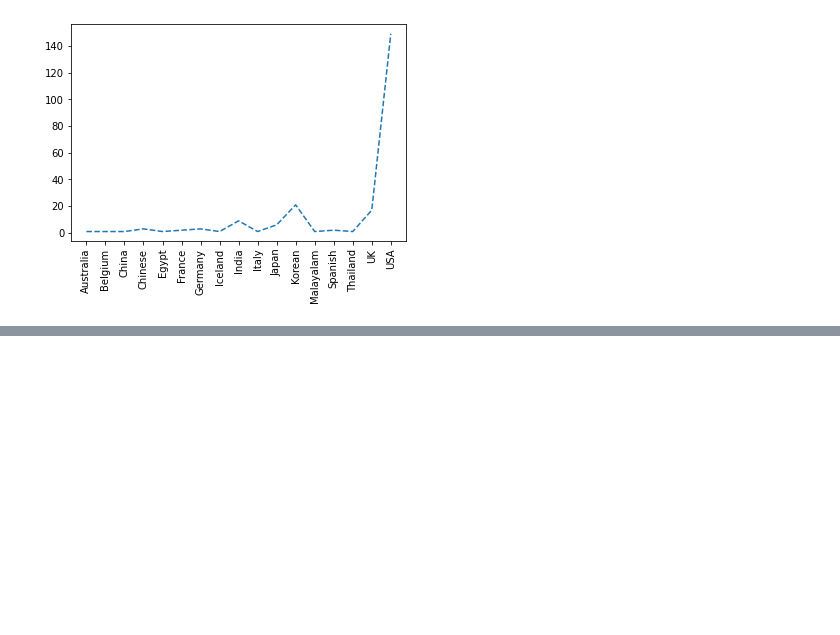
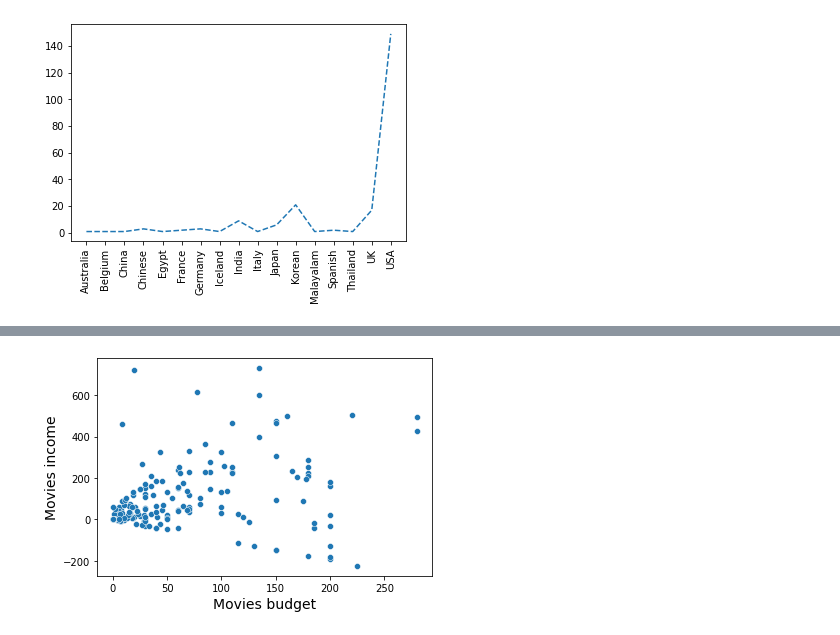
Before and after one commit to ShakilM26/Pandas, a Jupyter notebook: PMDB.ipynb, the cells around one changed output, grey strips where cells are left out. Cells and saved outputs as stored; diff of their text form; code cells hidden in the pictures; blank space fills up the shorter version.

```diff
--- a/PMDB.ipynb
+++ b/PMDB.ipynb
@@ -411,0 +481,8 @@ plt.show()
+# %%
+
+sns.scatterplot(x='Budget', y='income', data=df)
+plt.xlabel('Movies budget', fontsize=14, color='black')
+plt.ylabel('Movies income', fontsize=14, color='black')
+plt.show()
+# %% [output]
+[figure, added]
```
Also changed, not shown: parts of 26 cells of this notebook.
